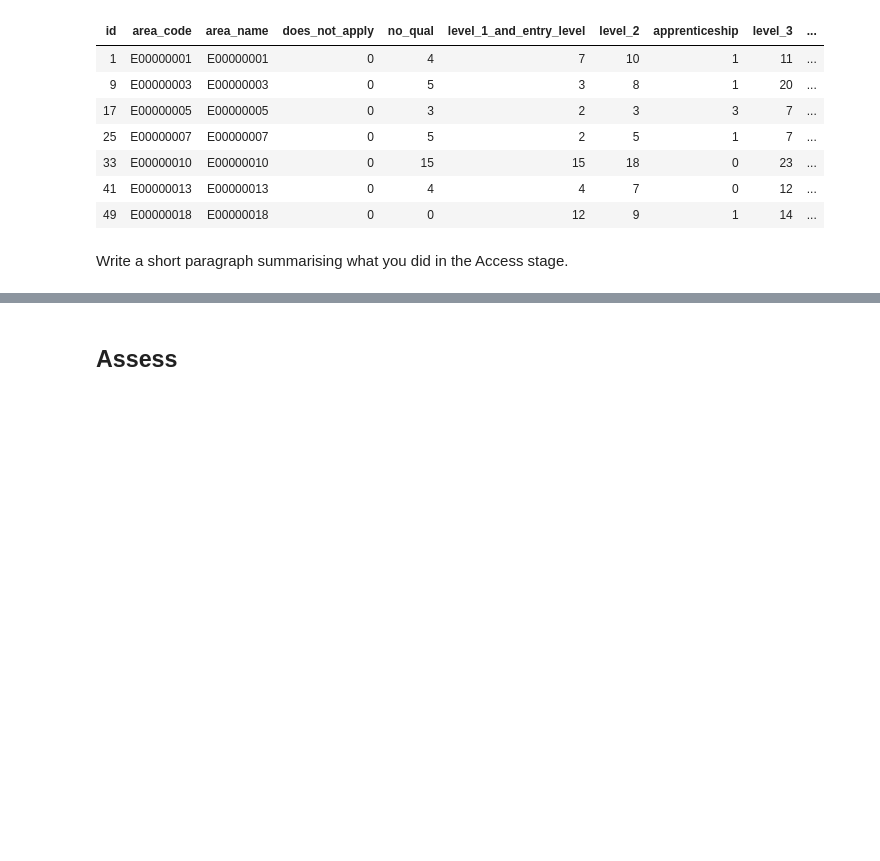
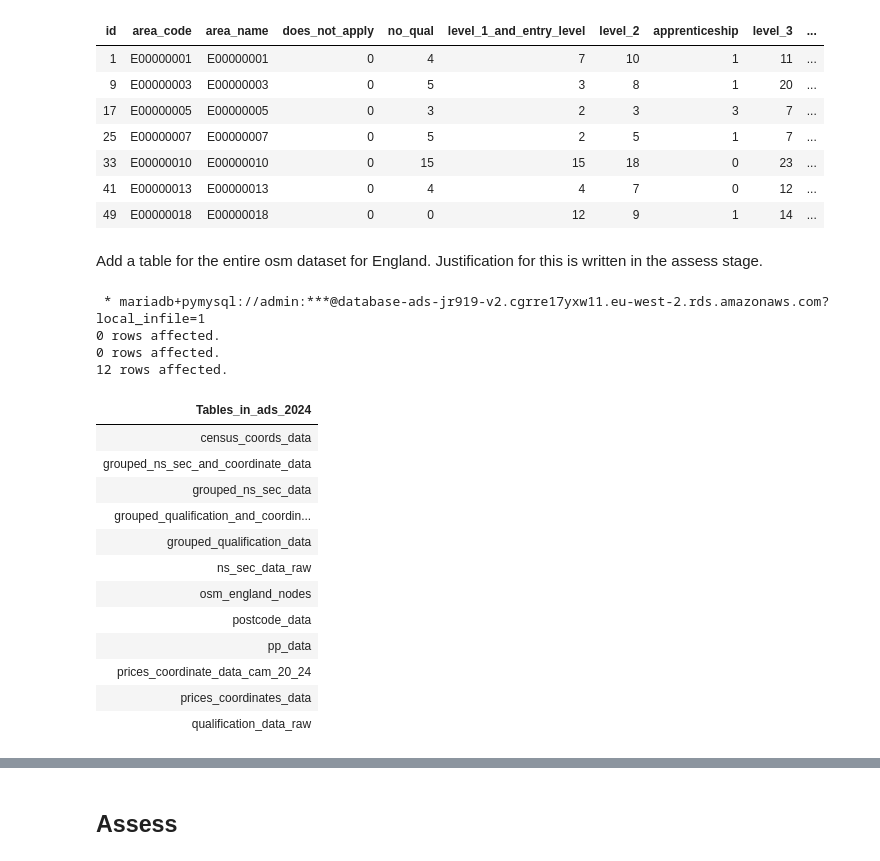
Before and after one commit to jr919cam/jr919_ads_2024, a Jupyter notebook: _notebooks/ads_course_assessment.ipynb, the cells around one changed output, grey strips where cells are left out. Saved outputs shown, nothing was run; the diff lists cells and outputs as text; code cells hidden in the pictures; blank space fills up the shorter version.

```diff
--- a/_notebooks/ads_course_assessment.ipynb
+++ b/_notebooks/ads_course_assessment.ipynb
@@ -500,5 +502,33 @@ select * from grouped_qualification_and_coordinate_data limit 7;
 | 33 | E00000010 | E00000010 | 0 | 15 | 15 | 18 | 0 | 23 | ... |
 | 41 | E00000013 | E00000013 | 0 | 4 | 4 | 7 | 0 | 12 | ... |
 | 49 | E00000018 | E00000018 | 0 | 0 | 12 | 9 | 1 | 14 | ... |
-# %% [markdown]
-Write a short paragraph summarising what you did in the Access stage.
+# %% [markdown]
+Add a table for the entire osm dataset for England. Justification for this is written in the assess stage.
+# %%
+%%sql
+use `ads_2024`;
+CREATE TABLE osm_england_nodes (
+    id BIGINT PRIMARY KEY,
+    latitude DOUBLE NOT NULL,
+    longitude DOUBLE NOT NULL,
+    tags JSON
+);
+show tables;
+# %% [output]
+ * mariadb+pymysql://admin:***@database-ads-jr919-v2.cgrre17yxw11.eu-west-2.rds.amazonaws.com?local_infile=1
+0 rows affected.
+0 rows affected.
+12 rows affected.
+| Tables_in_ads_2024 |
+| census_coords_data |
+| grouped_ns_sec_and_coordinate_data |
+| grouped_ns_sec_data |
+| grouped_qualification_and_coordin... |
+| grouped_qualification_data |
+| ns_sec_data_raw |
+| osm_england_nodes |
+| postcode_data |
+| pp_data |
+| prices_coordinate_data_cam_20_24 |
+| prices_coordinates_data |
+| qualification_data_raw |
```
Also changed, not shown: parts of 15 cells of this notebook.
